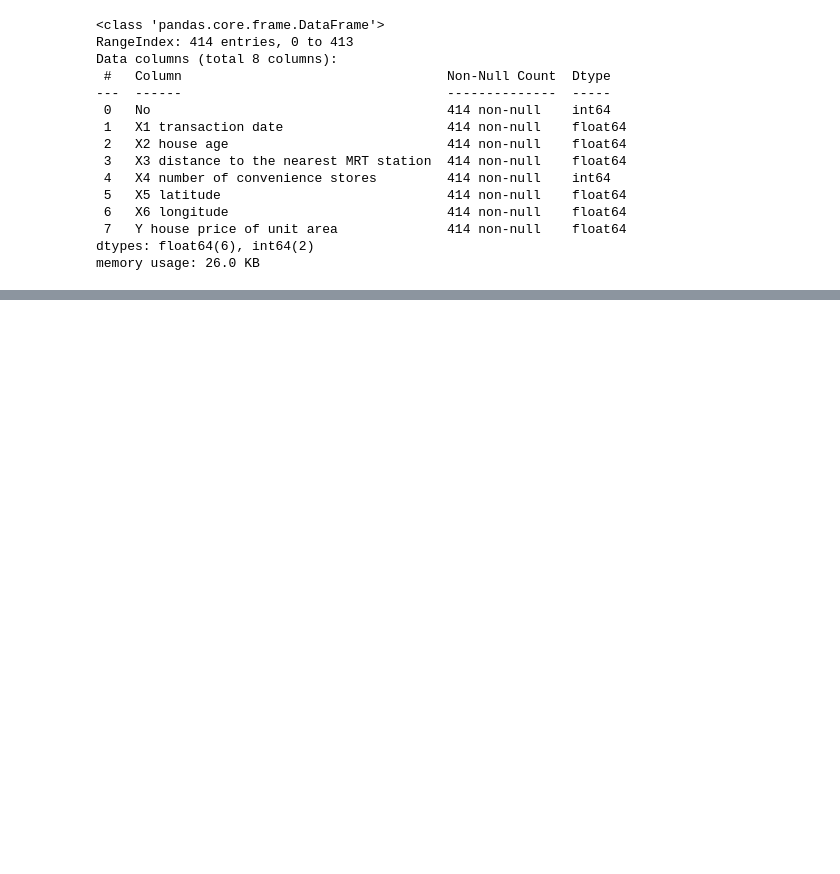
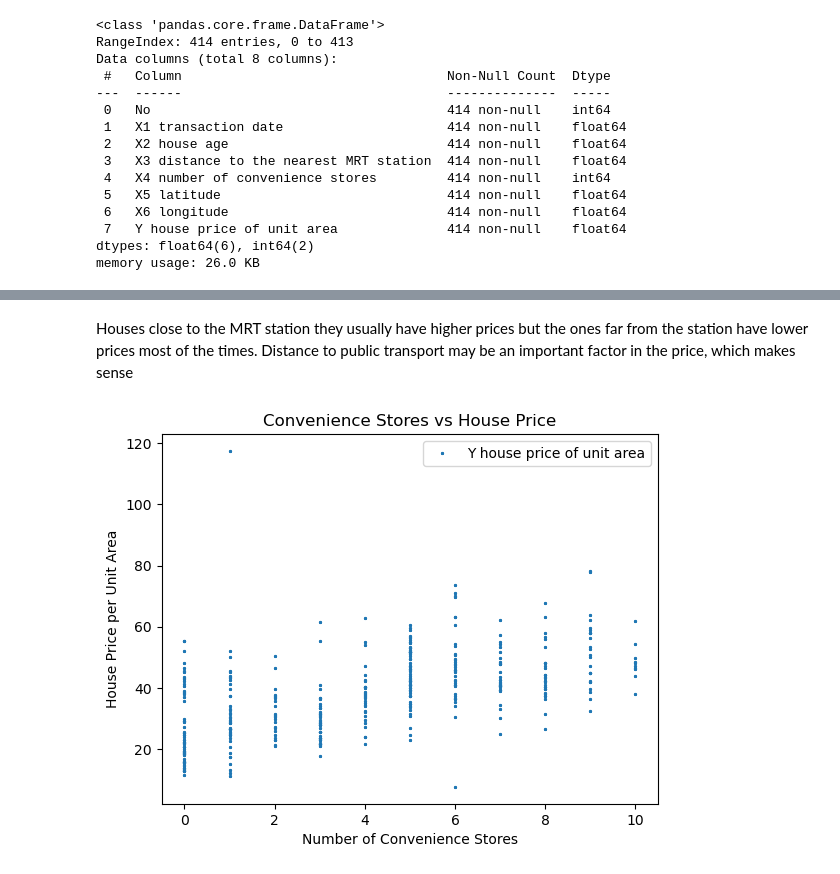
Before and after one commit to sba25073-bit/machinelearningCA1, a Jupyter notebook: ML_CA1.ipynb, the cells around one changed output, grey strips where cells are left out. Cells and saved outputs as stored; diff of their text form; code cells hidden in the pictures; blank space fills up the shorter version.

```diff
--- a/ML_CA1.ipynb
+++ b/ML_CA1.ipynb
@@ -62,0 +129,10 @@ df.describe()
+# %% [markdown]
+Houses close to the MRT station they usually have higher prices but the ones far from the station have lower prices most of the times. Distance to public transport may be an important factor in the price, which makes sense
+# %%
+df.plot(x='X4 number of convenience stores', y='Y house price of unit area', style='*', markersize=2)
+plt.title('Convenience Stores vs House Price')
+plt.xlabel('Number of Convenience Stores')
+plt.ylabel('House Price per Unit Area')
+plt.show()
+# %% [output]
+[figure, added]
```
Also changed, not shown: parts of 16 cells of this notebook.
